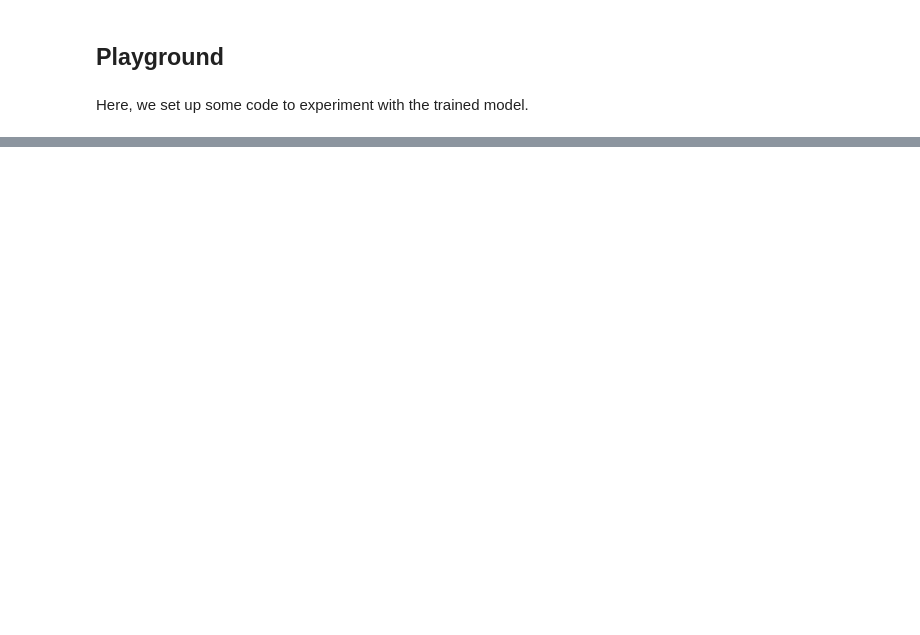
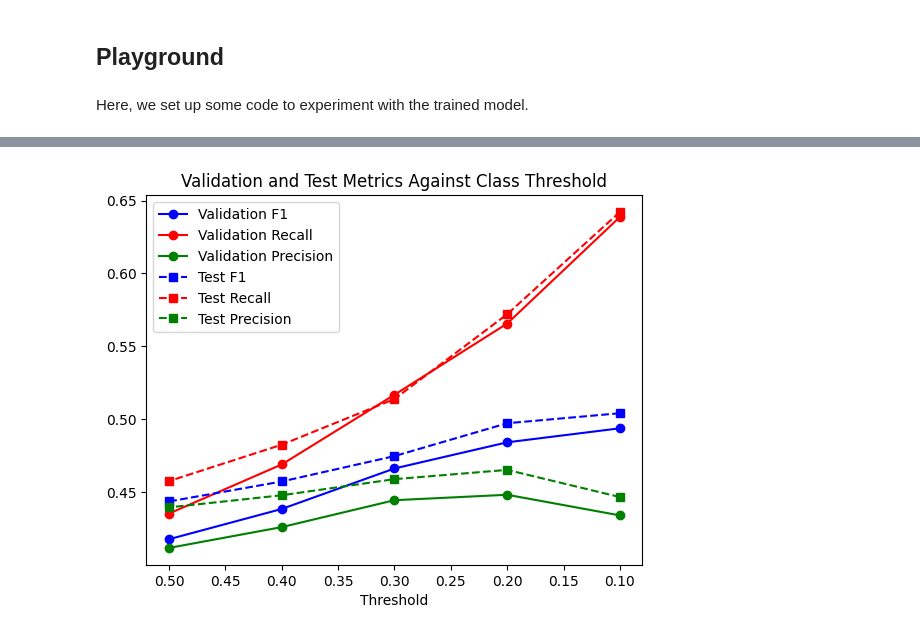
Before and after one commit to Mozzer2310/text-mining-cwk, a Jupyter notebook: bi_gru.ipynb, the cells around one changed output, grey strips where cells are left out. Drawn from its saved outputs; the diff is of its cells as text; code cells hidden in the pictures; blank space fills up the shorter version.

```diff
--- a/bi_gru.ipynb
+++ b/bi_gru.ipynb
@@ -396,0 +463,7 @@ get_relations(relations_pred)
+# %%
+pd.DataFrame(experiment_results).set_index('Threshold').plot(
+    title='Validation and Test Metrics Against Class Threshold',
+    style=['bo-', 'ro-', 'go-', 'bs--', 'rs--', 'gs--']
+).invert_xaxis()
+# %% [output]
+[figure, added]
```
Also changed, not shown: parts of 10 cells of this notebook.
